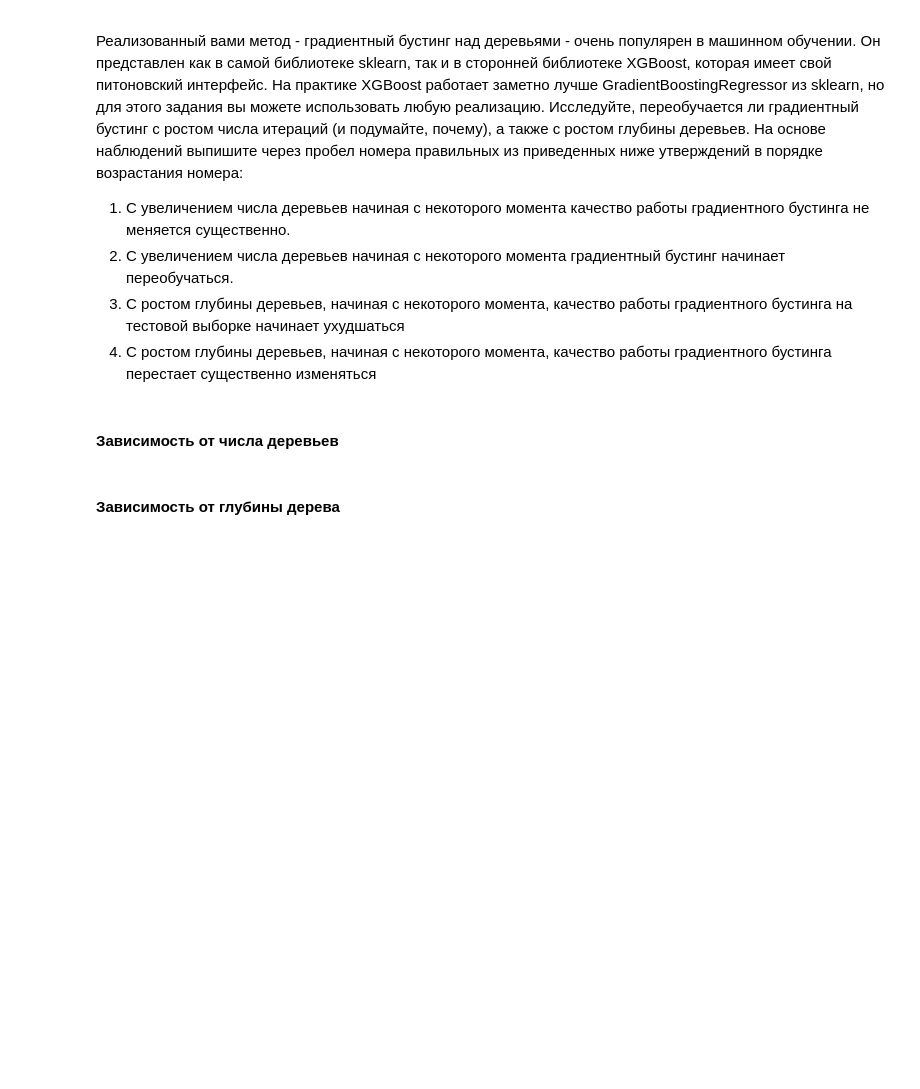
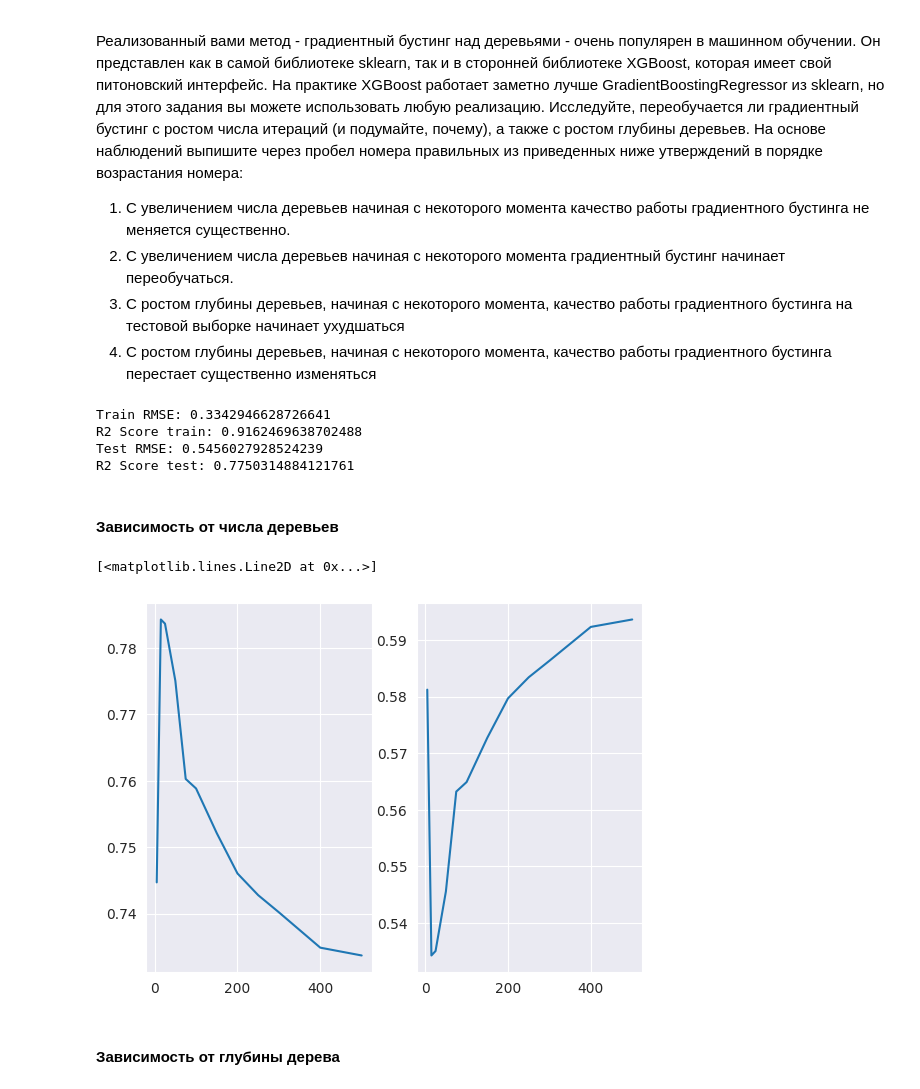
Before and after one commit to dolaprolorap/DS-homework, a Jupyter notebook: lab5/Задание 2. Градиентный бустинг.ipynb, the cells around one changed output. Drawn from its saved outputs; the diff is of its cells as text; code cells hidden in the pictures; blank space fills up the shorter version.

```diff
--- a/lab5/Задание 2. Градиентный бустинг.ipynb
+++ b/lab5/Задание 2. Градиентный бустинг.ipynb
@@ -43,7 +146,55 @@ $L'_z(y, z) = 2(z - y) => (z - y)$
   2. С увеличением числа деревьев начиная с некоторого момента градиентный бустинг начинает переобучаться.
   3. С ростом глубины деревьев, начиная с некоторого момента, качество работы градиентного бустинга на тестовой выборке начинает ухудшаться
   4. С ростом глубины деревьев, начиная с некоторого момента, качество работы градиентного бустинга перестает существенно изменяться
+# %%
+
+gbr = GradientBoostingRegressor(
+    n_estimators=50,
+    learning_rate=0.9,
+    max_depth=5,
+    random_state=42,
+)
+
+gbr.fit(X_train, y_train)
+
+y_pred_train = gbr.predict(X_train)
+y_pred_test = gbr.predict(X_test)
+
+print("Train RMSE:", mean_squared_error(y_train, y_pred_train) ** 0.5)
+print("R2 Score train:", r2_score(y_train, y_pred_train))
+
+print("Test RMSE:", mean_squared_error(y_test, y_pred_test) ** 0.5)
+print("R2 Score test:", r2_score(y_test, y_pred_test))
+# %% [output]
+Train RMSE: 0.3342946628726641
+R2 Score train: 0.9162469638702488
+Test RMSE: 0.5456027928524239
+R2 Score test: 0.7750314884121761
 # %% [markdown]
 #### Зависимость от числа деревьев
+# %%
+tree_count = [5, 15, 25, 50, 75, 100, 150, 200, 250, 300, 400, 500]
+r2_list = []
+rmse_list = []
+
+for cnt in tree_count:
+    gbr = GradientBoostingRegressor(
+        n_estimators=cnt,
+        learning_rate=0.9,
+        max_depth=5,
+        random_state=42,
+    )
+    gbr.fit(X_train, y_train)
+    r2 = r2_score(y_test, gbr.predict(X_test))
+    rmse = mean_squared_error(y_test, gbr.predict(X_test)) ** 0.5
+    r2_list.append(r2)
+    rmse_list.append(rmse)
+
+f, (ax1, ax2) = plt.subplots(1, 2)
+ax1.plot(tree_count, r2_list, label='r2')
+ax2.plot(tree_count, rmse_list, label='rmse')
+# %% [output]
+[<matplotlib.lines.Line2D at 0x...>]
+[figure, added]
 # %% [markdown]
 #### Зависимость от глубины дерева
```
Also changed, not shown: parts of 9 cells of this notebook, 1 other file.
